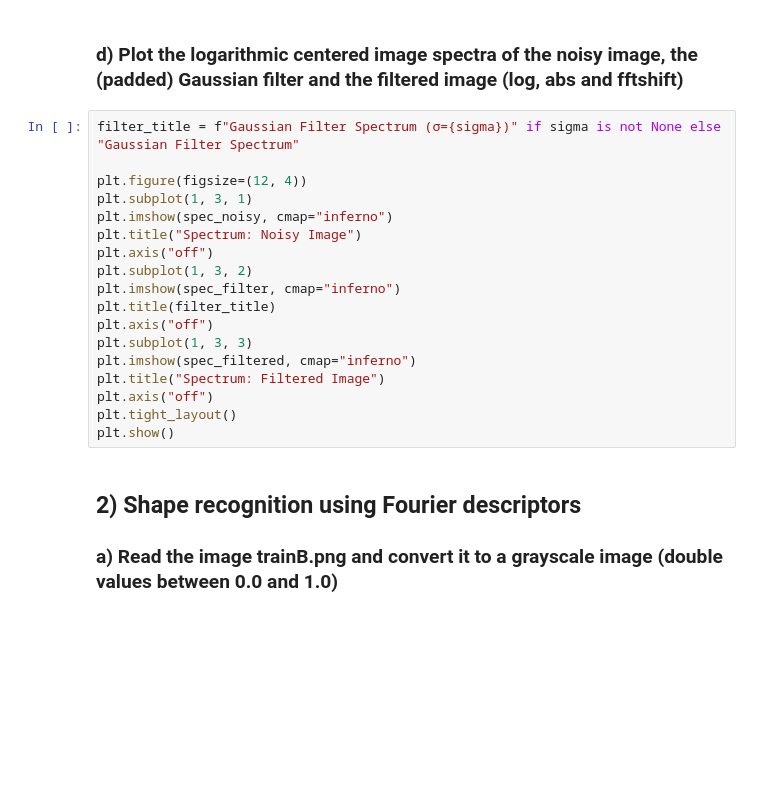
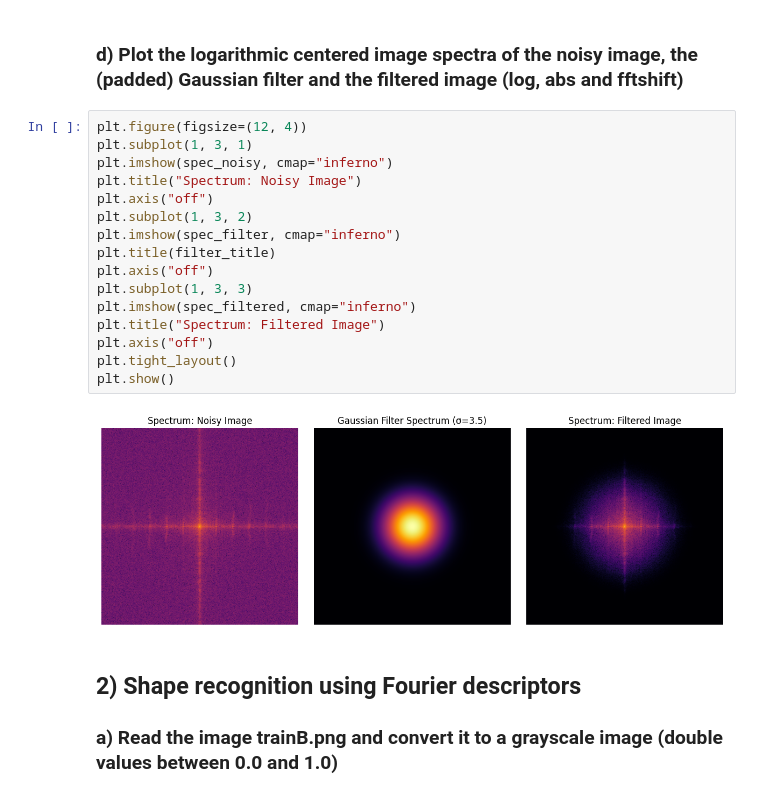
Before and after one commit to DerIltis/IAOR_SS26, a Jupyter notebook: src/Assignment4.ipynb, the cells around one changed output. Saved outputs shown, nothing was run; the diff lists cells and outputs as text; blank space fills up the shorter version.

```diff
--- a/src/Assignment4.ipynb
+++ b/src/Assignment4.ipynb
@@ -120,23 +102,23 @@ plt.show()
 # %% [markdown]
 ### d) Plot the logarithmic centered image spectra of the noisy image, the (padded) Gaussian filter and the filtered image (log, abs and fftshift)
 # %%
-filter_title = f"Gaussian Filter Spectrum (σ={sigma})" if sigma is not None else "Gaussian Filter Spectrum"
-
 plt.figure(figsize=(12, 4))
 plt.subplot(1, 3, 1)
 plt.imshow(spec_noisy, cmap="inferno")
 plt.title("Spectrum: Noisy Image")
 plt.axis("off")
 plt.subplot(1, 3, 2)
 plt.imshow(spec_filter, cmap="inferno")
 plt.title(filter_title)
 plt.axis("off")
 plt.subplot(1, 3, 3)
 plt.imshow(spec_filtered, cmap="inferno")
 plt.title("Spectrum: Filtered Image")
 plt.axis("off")
 plt.tight_layout()
 plt.show()
+# %% [output]
+[figure, added]
 # %% [markdown]
 ## 2) Shape recognition using Fourier descriptors
 ### a) Read the image trainB.png and convert it to a grayscale image (double values between 0.0 and 1.0)
```
Also changed, not shown: parts of 1 cell of this notebook.
